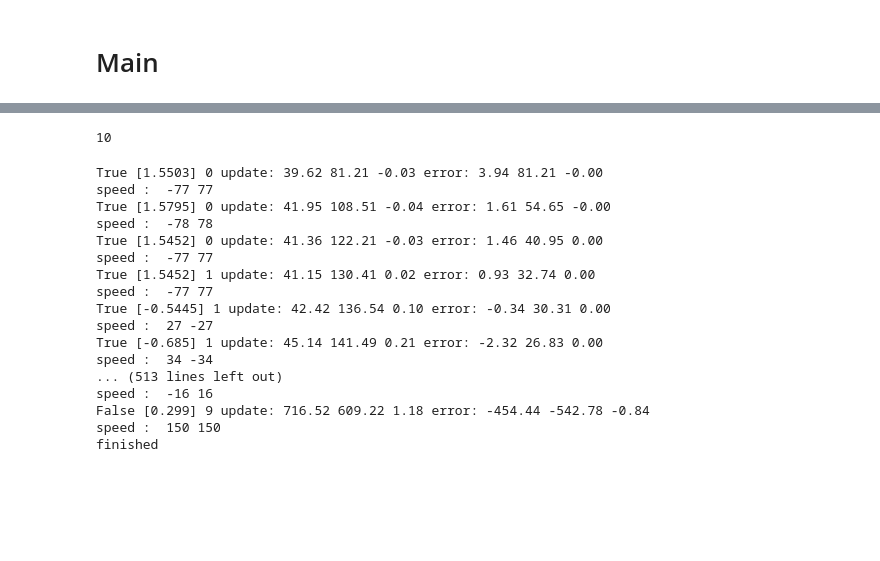
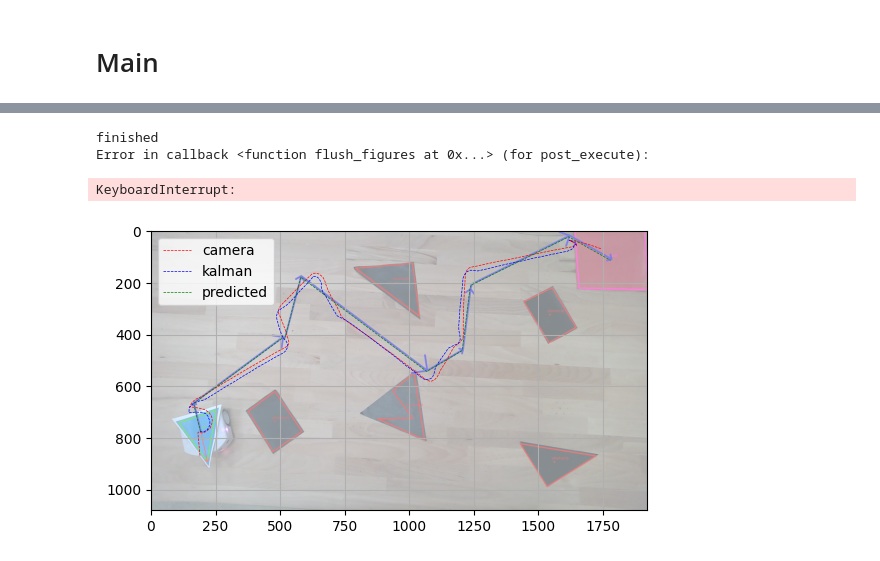
Before and after one commit to jsilveira1409/MICRO-452-Basics-of-mobile-robotics, a Jupyter notebook: project2.ipynb, the cells around one changed output, grey strips where cells are left out. Cells and saved outputs as stored; diff of their text form; code cells hidden in the pictures; blank space fills up the shorter version.

Commit message:
almost, plotting

```diff
--- a/project2.ipynb
+++ b/project2.ipynb
@@ -46,11 +46,11 @@ def wrap_angle(angle):
     return angle
 # %%
 def controller(angle):
-    kp_rot = 50
+    kp_rot = 70
 
     if abs(angle) > ANGLE_TOLERANCE:
-        speed_l = - kp_rot*(angle)
-        speed_r = + kp_rot*(angle)
+        speed_l =  - kp_rot*(angle)
+        speed_r =  + kp_rot*(angle)
 
     else:
         speed_l = SPEED_AVG
@@ -58,7 +58,10 @@ def controller(angle):
     return int(speed_l), int(speed_r)
 # %%
 def pathing (video_capture, path, x0, y0, theta0, periode=0.01):
-    # plot for camera, kalman and error
+    cam_hist = []
+    kal_hist = []
+    pred_hist = []
+
     teta = np.zeros(np.shape(path)[0])
     speed_l = speed_r = 0
     goalx = path[0][0]
@@ -134,10 +137,12 @@ def pathing (video_capture, path, x0, y0, theta0, periode=0.01):
         u = np.array([[speed_l],[speed_r]]) * ROBOT_SPEED_TO_MM
         motors(speed_l, speed_r)
 
-        print(robot_detected, np.round(angle,4), i, "update: %.2f %.2f %.2f" %(pred_x, pred_y, pred_teta), "error: %.2f %.2f %.2f" %(kx-pred_x, ky-pred_y, kteta-pred_teta))
-        print("speed : ", speed_l, speed_r)
+        cam_hist.append([kx, ky, kteta])
+        kal_hist.append([pred_x, pred_y, pred_teta])
+        pred_hist.append([goalx, goaly, teta[i]])
 
     motors(stop, stop)
+    return cam_hist, kal_hist, pred_hist
 # %% [markdown]
 # Main
 # %%
@@ -185,31 +188,40 @@ start = [ 43.55734 162.4172 ] goal = [720.54176 651.88358] angle = -0.0388154460
 #print(ret)
 #plt.imshow(cv2.cvtColor(frame, cv2.COLOR_BGR2RGB))
 #cv2.imwrite('frame.jpeg', frame)
-
 motors(stop, stop)
-np.shape(path)
-print(np.shape(path)[0])
-# %% [output]
-10
 # %%
-pathing(video_capture, metric_path, metric_start[0], metric_start[1], -robot[2], periode=PERIOD)
+cam, kal, pred = pathing(video_capture, metric_path, metric_start[0], metric_start[1], -robot[2], periode=PERIOD)
 print("finished")
 motors(stop, stop)
 # %% [output]
-True [1.5503] 0 update: 39.62 81.21 -0.03 error: 3.94 81.21 -0.00
-speed :  -77 77
-True [1.5795] 0 update: 41.95 108.51 -0.04 error: 1.61 54.65 -0.00
-speed :  -78 78
-True [1.5452] 0 update: 41.36 122.21 -0.03 error: 1.46 40.95 0.00
-speed :  -77 77
-True [1.5452] 1 update: 41.15 130.41 0.02 error: 0.93 32.74 0.00
-speed :  -77 77
-True [-0.5445] 1 update: 42.42 136.54 0.10 error: -0.34 30.31 0.00
-speed :  27 -27
-True [-0.685] 1 update: 45.14 141.49 0.21 error: -2.32 26.83 0.00
-speed :  34 -34
-... (513 lines left out)
-speed :  -16 16
-False [0.299] 9 update: 716.52 609.22 1.18 error: -454.44 -542.78 -0.84
-speed :  150 150
 finished
+Error in callback <function flush_figures at 0x...> (for post_execute):
+KeyboardInterrupt:
+# %%
+cam_copy = np.array(cam)
+kal_copy = np.array(kal)
+pred_copy = np.array(pred)
+obst_copy  = np.array(obst)
+# %%
+#plot
+pixel_cam = np.zeros(np.shape(cam_copy))
+pixel_kal = np.zeros(np.shape(kal_copy))
+pixel_pred = np.zeros(np.shape(pred_copy))
+# transform to pixel
+for i in range(len(cam)):
+    pixel_cam[i] = metric_to_pixel(cam_copy[i])
+    pixel_kal[i] = metric_to_pixel(kal_copy[i])
+    pixel_pred[i] = metric_to_pixel(pred_copy[i])
+
+implot = plt.imshow(cv2.cvtColor(frame, cv2.COLOR_BGR2RGB), origin='upper', alpha=0.5)
+plt.plot(pixel_kal[:,0], -pixel_kal[:,1] + CAMERA_HEIGHT, 'r', label='camera', linestyle='--', linewidth=0.5)
+plt.plot(pixel_cam[:,0], -pixel_cam[:,1]+ CAMERA_HEIGHT, 'b', label='kalman', linestyle='--', linewidth=0.5)
+plt.plot(pixel_pred[:,0], -pixel_pred[:,1]+ CAMERA_HEIGHT, 'g', label='predicted', linestyle='--', linewidth=0.5)
+
+
+plt.legend()
+plt.grid()
+
+plt.show()
+# %% [output]
+[figure, added]
```
Also changed, not shown: parts of 1 cell of this notebook, 2 other files.
